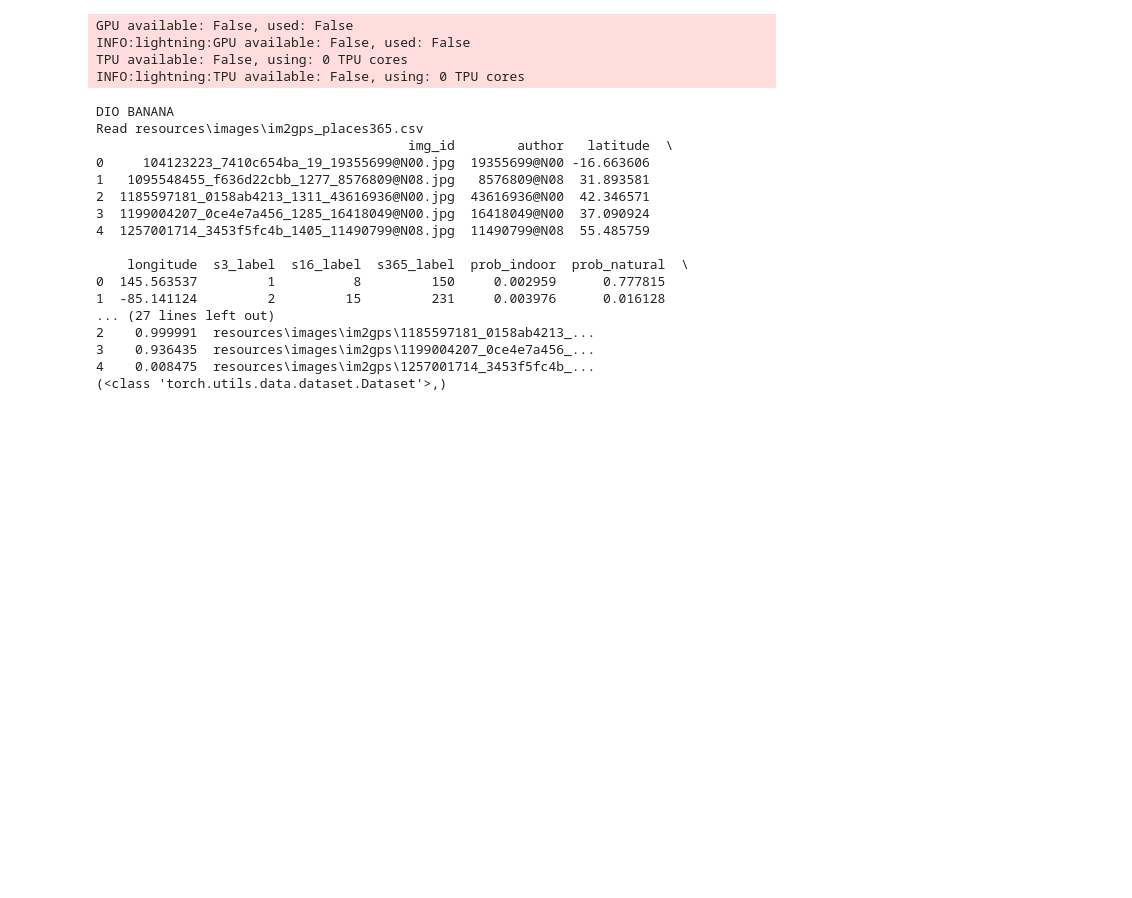
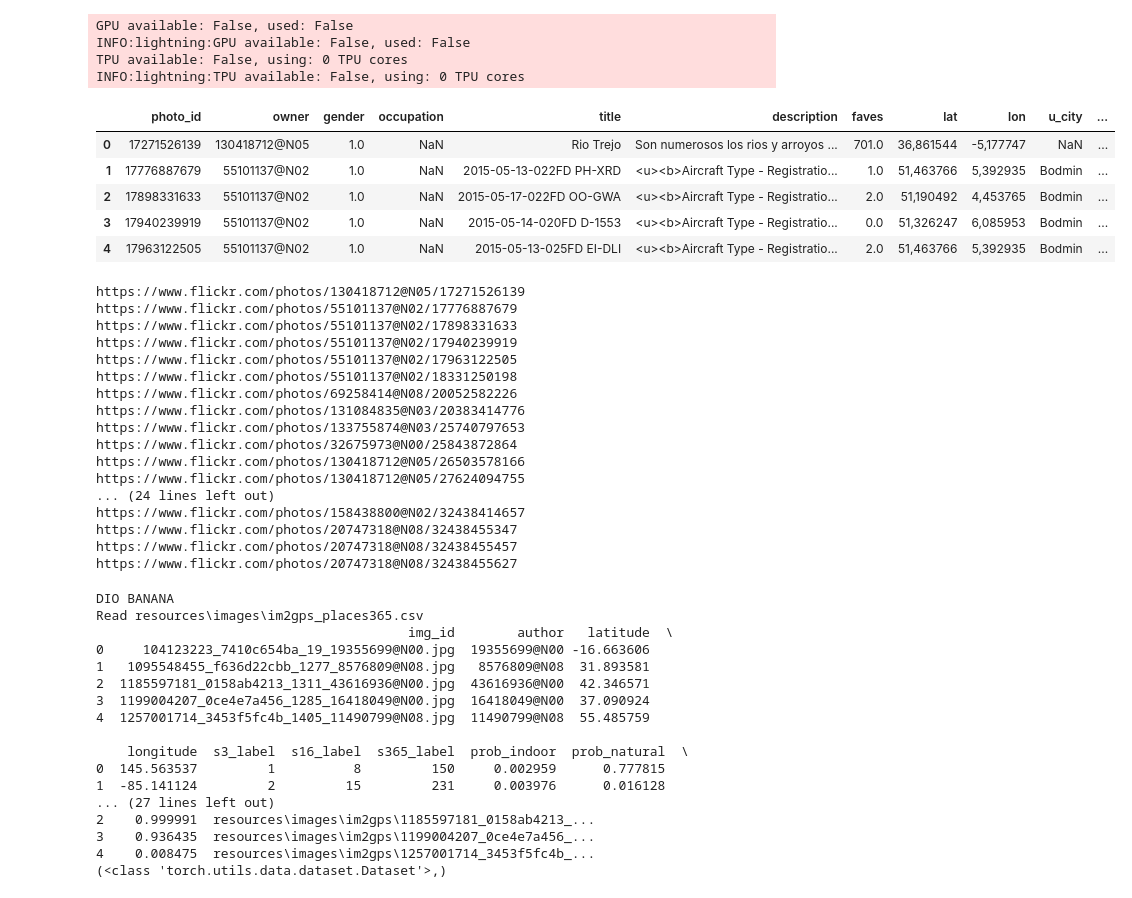
Before and after one commit to ematteli/VisionProject, a Jupyter notebook: test_notebook.ipynb, the cells around one changed output. Cells and saved outputs as stored; diff of their text form; code cells hidden in the pictures; blank space fills up the shorter version.

```diff
--- a/test_notebook.ipynb
+++ b/test_notebook.ipynb
@@ -94,6 +95,43 @@ GPU available: False, used: False
 INFO:lightning:GPU available: False, used: False
 TPU available: False, using: 0 TPU cores
 INFO:lightning:TPU available: False, using: 0 TPU cores
+# %%
+csv10k = r'C:\Users\latta\GitHub\Vision_Project\GeoEstimation\resources\images\landscape10k\data_10k.csv'
+new_data_urls = pd.read_csv(csv10k, sep = ';')
+display(new_data_urls.head())
+#ok è molto più difficile trovare le foto da questo file. L'url della foto ti spiaga come trovarlo qui
+#https://www.flickr.com/services/api/misc.urls.html
+#sometimes https://www.flickr.com/photos/{user-id}/{photo-id} works sometimes no
+ss = 'https://www.flickr.com/photos/'
+new_data_urls['url']=[ss + '/'.join((str(i[0]),str(i[1]))) for i in zip(new_data_urls['owner'], new_data_urls['photo_id'])]
+for i in new_data_urls['url'].head(40):
+    print(i)
+
+# a questo punto imparando ad usare il loro file download_images.py dovremmo farcela
+# %% [output]
+|  | photo_id | owner | gender | occupation | title | description | faves | lat | lon | u_city | ... |
+| 0 | 17271526139 | 130418712@N05 | 1.0 | NaN | Rio Trejo | Son numerosos los rios y arroyos ... | 701.0 | 36,861544 | -5,177747 | NaN | ... |
+| 1 | 17776887679 | 55101137@N02 | 1.0 | NaN | 2015-05-13-022FD PH-XRD | <u><b>Aircraft Type - Registratio... | 1.0 | 51,463766 | 5,392935 | Bodmin | ... |
+| 2 | 17898331633 | 55101137@N02 | 1.0 | NaN | 2015-05-17-022FD OO-GWA | <u><b>Aircraft Type - Registratio... | 2.0 | 51,190492 | 4,453765 | Bodmin | ... |
+| 3 | 17940239919 | 55101137@N02 | 1.0 | NaN | 2015-05-14-020FD D-1553 | <u><b>Aircraft Type - Registratio... | 0.0 | 51,326247 | 6,085953 | Bodmin | ... |
+| 4 | 17963122505 | 55101137@N02 | 1.0 | NaN | 2015-05-13-025FD EI-DLI | <u><b>Aircraft Type - Registratio... | 2.0 | 51,463766 | 5,392935 | Bodmin | ... |
+https://www.flickr.com/photos/130418712@N05/17271526139
+https://www.flickr.com/photos/55101137@N02/17776887679
+https://www.flickr.com/photos/55101137@N02/17898331633
+https://www.flickr.com/photos/55101137@N02/17940239919
+https://www.flickr.com/photos/55101137@N02/17963122505
+https://www.flickr.com/photos/55101137@N02/18331250198
+https://www.flickr.com/photos/69258414@N08/20052582226
+https://www.flickr.com/photos/131084835@N03/20383414776
+https://www.flickr.com/photos/133755874@N03/25740797653
+https://www.flickr.com/photos/32675973@N00/25843872864
+https://www.flickr.com/photos/130418712@N05/26503578166
+https://www.flickr.com/photos/130418712@N05/27624094755
+... (24 lines left out)
+https://www.flickr.com/photos/158438800@N02/32438414657
+https://www.flickr.com/photos/20747318@N08/32438455347
+https://www.flickr.com/photos/20747318@N08/32438455457
+https://www.flickr.com/photos/20747318@N08/32438455627
 # %%
 # I want to train on the second 3k-images test set
 image_dir = r"resources\images\im2gps"
```
Also changed, not shown: parts of 1 cell of this notebook.
